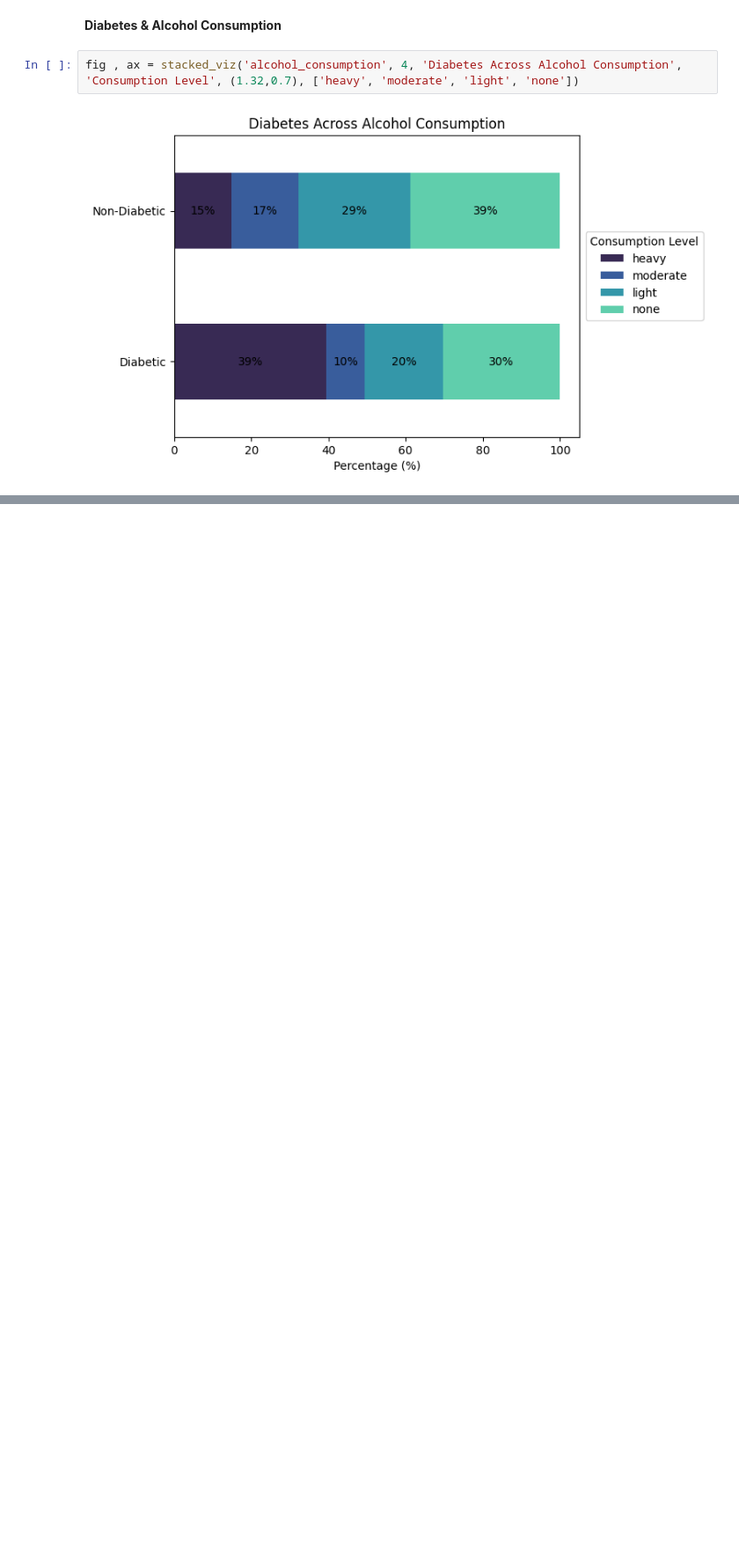
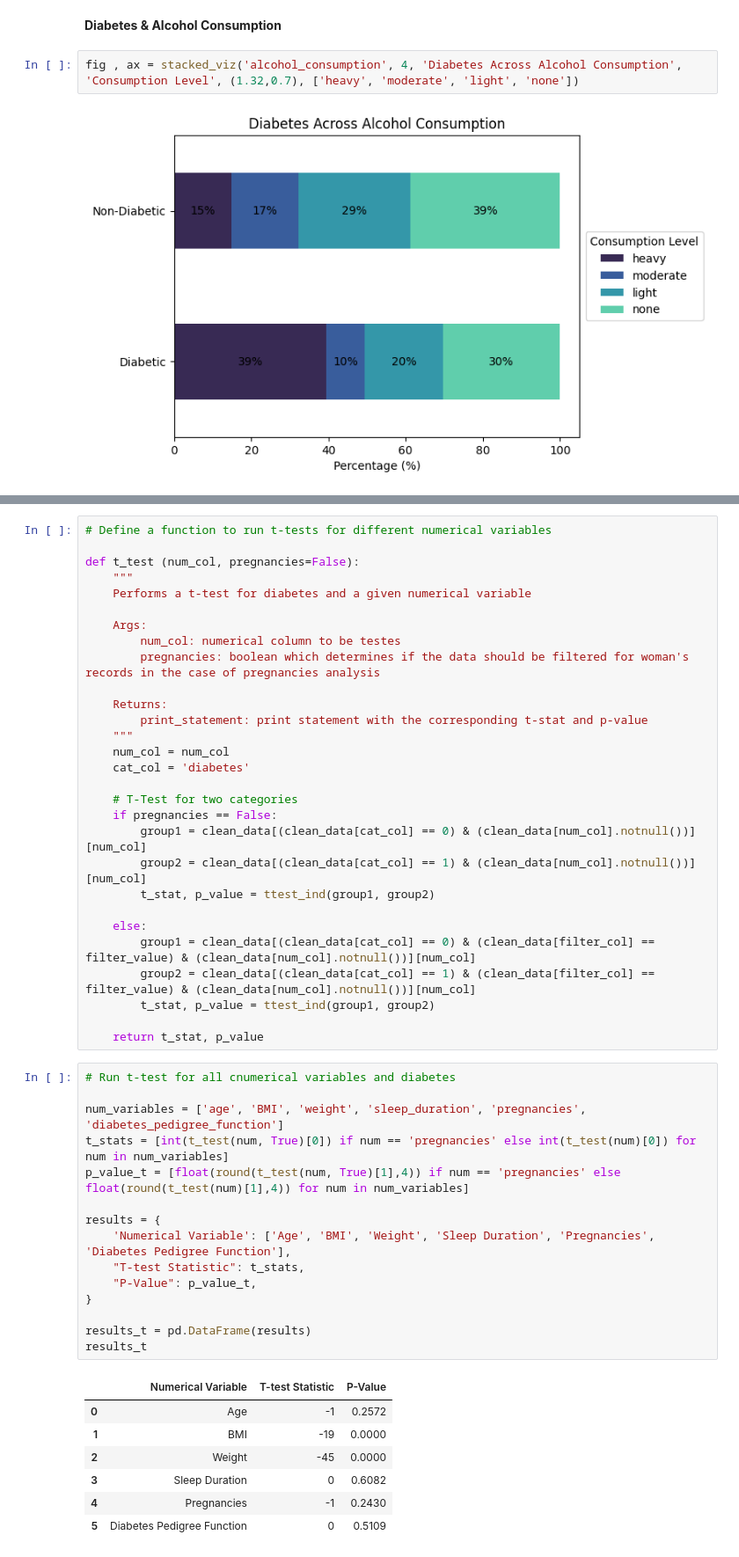
Before and after one commit to isabella-madiedo/Diabetes-Datathon, a Jupyter notebook: Code/exploratory_data_analysis.ipynb, the cells around one changed output, grey strips where cells are left out. Shown at 88% size. Saved outputs shown, nothing was run; the diff lists cells and outputs as text; blank space fills up the shorter version.

```diff
--- a/Code/exploratory_data_analysis.ipynb
+++ b/Code/exploratory_data_analysis.ipynb
@@ -201,0 +232,52 @@ fig , ax = stacked_viz('alcohol_consumption', 4, 'Diabetes Across Alcohol Consum
+# %%
+# Define a function to run t-tests for different numerical variables
+
+def t_test (num_col, pregnancies=False):
+    """
+    Performs a t-test for diabetes and a given numerical variable
+
+    Args:
+        num_col: numerical column to be testes
+        pregnancies: boolean which determines if the data should be filtered for woman's records in the case of pregnancies analysis
+
+    Returns:
+        print_statement: print statement with the corresponding t-stat and p-value
+    """
+    num_col = num_col
+    cat_col = 'diabetes'
+
+    # T-Test for two categories
+    if pregnancies == False:
+        group1 = clean_data[(clean_data[cat_col] == 0) & (clean_data[num_col].notnull())][num_col]
+        group2 = clean_data[(clean_data[cat_col] == 1) & (clean_data[num_col].notnull())][num_col]
+        t_stat, p_value = ttest_ind(group1, group2)
+
+    else:
+        group1 = clean_data[(clean_data[cat_col] == 0) & (clean_data[filter_col] == filter_value) & (clean_data[num_col].notnull())][num_col]
+        group2 = clean_data[(clean_data[cat_col] == 1) & (clean_data[filter_col] == filter_value) & (clean_data[num_col].notnull())][num_col]
+        t_stat, p_value = ttest_ind(group1, group2)
+
+    return t_stat, p_value
+# %%
+# Run t-test for all cnumerical variables and diabetes
+
+num_variables = ['age', 'BMI', 'weight', 'sleep_duration', 'pregnancies', 'diabetes_pedigree_function']
+t_stats = [int(t_test(num, True)[0]) if num == 'pregnancies' else int(t_test(num)[0]) for num in num_variables]
+p_value_t = [float(round(t_test(num, True)[1],4)) if num == 'pregnancies' else float(round(t_test(num)[1],4)) for num in num_variables]
+
+results = {
+    'Numerical Variable': ['Age', 'BMI', 'Weight', 'Sleep Duration', 'Pregnancies', 'Diabetes Pedigree Function'],
+    "T-test Statistic": t_stats,
+    "P-Value": p_value_t,
+}
+
+results_t = pd.DataFrame(results)
+results_t
+# %% [output]
+|  | Numerical Variable | T-test Statistic | P-Value |
+| 0 | Age | -1 | 0.2572 |
+| 1 | BMI | -19 | 0.0000 |
+| 2 | Weight | -45 | 0.0000 |
+| 3 | Sleep Duration | 0 | 0.6082 |
+| 4 | Pregnancies | -1 | 0.2430 |
+| 5 | Diabetes Pedigree Function | 0 | 0.5109 |
```
Also changed, not shown: parts of 11 cells of this notebook.
